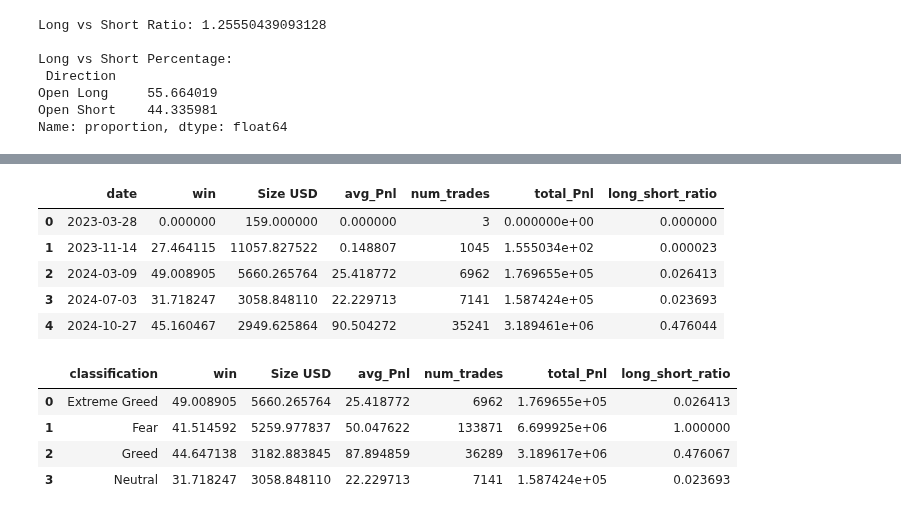
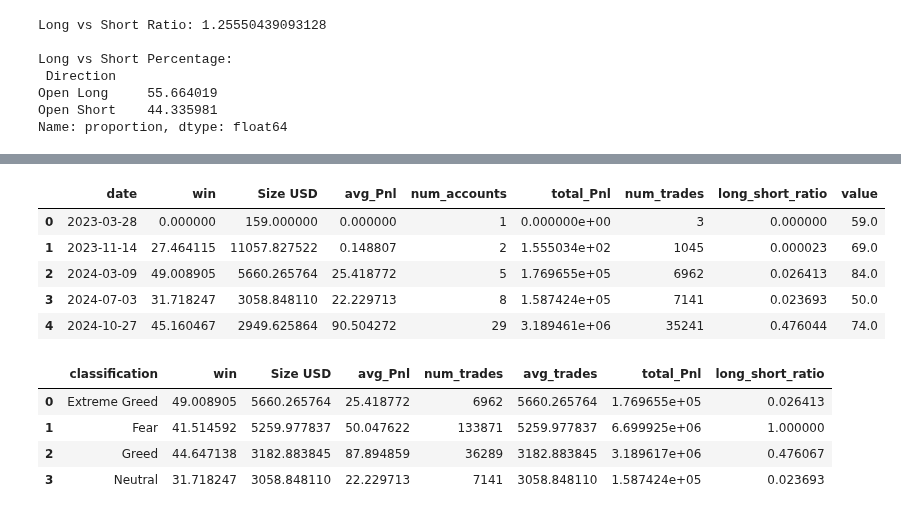
Before and after one commit to aimansana/Trader-Performance-vs-Market-Sentiment, a Jupyter notebook: test.ipynb, the cells around one changed output, grey strips where cells are left out. Cells and saved outputs as stored; diff of their text form; code cells hidden in the pictures.

```diff
--- a/test.ipynb
+++ b/test.ipynb
@@ -153,33 +156,38 @@ account_analysis.head()
 # %%
 # Calculate win rate, avg trade size by date
 daily_analysis = trades.groupby('date')[['win', 'Size USD', 'Closed PnL']].mean().reset_index()
 daily_analysis.rename(columns={'Closed PnL': 'avg_Pnl'}, inplace=True)
 daily_analysis['win'] = daily_analysis['win'] * 100
+#avg no. of accounts trading each day
+daily_analysis['num_accounts'] = trades.groupby('date').nunique()['Account'].reset_index(name='num_accounts')['num_accounts']
+
+daily_analysis['total_Pnl']= trades.groupby('date')['Closed PnL'].sum().reset_index(name='total_Pnl')['total_Pnl']
 daily_analysis['num_trades'] = trades.groupby('date').size().reset_index(name='num_trades')['num_trades']
-daily_analysis['total_Pnl']= trades.groupby('date')['Closed PnL'].sum().reset_index(name='total_Pnl')['total_Pnl']
 daily_analysis['long_short_ratio'] = daily_analysis['total_Pnl'] / daily_analysis['total_Pnl'].abs().max()
+daily_analysis= pd.merge(daily_analysis, sentiment[['value','date']], on='date', how='left')
 
 daily_analysis.head()
 # %% [output]
-|  | date | win | Size USD | avg_Pnl | num_trades | total_Pnl | long_short_ratio |
-| 0 | 2023-03-28 | 0.000000 | 159.000000 | 0.000000 | 3 | 0.000000e+00 | 0.000000 |
-| 1 | 2023-11-14 | 27.464115 | 11057.827522 | 0.148807 | 1045 | 1.555034e+02 | 0.000023 |
-| 2 | 2024-03-09 | 49.008905 | 5660.265764 | 25.418772 | 6962 | 1.769655e+05 | 0.026413 |
-| 3 | 2024-07-03 | 31.718247 | 3058.848110 | 22.229713 | 7141 | 1.587424e+05 | 0.023693 |
-| 4 | 2024-10-27 | 45.160467 | 2949.625864 | 90.504272 | 35241 | 3.189461e+06 | 0.476044 |
+|  | date | win | Size USD | avg_Pnl | num_accounts | total_Pnl | num_trades | long_short_ratio | value |
+| 0 | 2023-03-28 | 0.000000 | 159.000000 | 0.000000 | 1 | 0.000000e+00 | 3 | 0.000000 | 59.0 |
+| 1 | 2023-11-14 | 27.464115 | 11057.827522 | 0.148807 | 2 | 1.555034e+02 | 1045 | 0.000023 | 69.0 |
+| 2 | 2024-03-09 | 49.008905 | 5660.265764 | 25.418772 | 5 | 1.769655e+05 | 6962 | 0.026413 | 84.0 |
+| 3 | 2024-07-03 | 31.718247 | 3058.848110 | 22.229713 | 8 | 1.587424e+05 | 7141 | 0.023693 | 50.0 |
+| 4 | 2024-10-27 | 45.160467 | 2949.625864 | 90.504272 | 29 | 3.189461e+06 | 35241 | 0.476044 | 74.0 |
 # %%
 # Calculate win rate, average trade size by classification
 classification_analysis = merged.groupby('classification')[['win', 'Size USD','Closed PnL']].mean().reset_index()
 classification_analysis.rename(columns={'Closed PnL': 'avg_Pnl'}, inplace=True)
 classification_analysis['win'] = classification_analysis['win'] * 100
 classification_analysis['num_trades'] = merged.groupby('classification').size().reset_index(name='num_trades')['num_trades']
+classification_analysis['avg_trades']= merged.groupby('classification')['Size USD'].mean().reset_index(name='avg_trades')['avg_trades']
 classification_analysis['total_Pnl']= merged.groupby('classification')['Closed PnL'].sum().reset_index(name='total_Pnl')['total_Pnl']
 classification_analysis['long_short_ratio'] = classification_analysis['total_Pnl'] / classification_analysis['total_Pnl'].abs().max()
 
 classification_analysis.head()
 # %% [output]
-|  | classification | win | Size USD | avg_Pnl | num_trades | total_Pnl | long_short_ratio |
-| 0 | Extreme Greed | 49.008905 | 5660.265764 | 25.418772 | 6962 | 1.769655e+05 | 0.026413 |
-| 1 | Fear | 41.514592 | 5259.977837 | 50.047622 | 133871 | 6.699925e+06 | 1.000000 |
-| 2 | Greed | 44.647138 | 3182.883845 | 87.894859 | 36289 | 3.189617e+06 | 0.476067 |
-| 3 | Neutral | 31.718247 | 3058.848110 | 22.229713 | 7141 | 1.587424e+05 | 0.023693 |
+|  | classification | win | Size USD | avg_Pnl | num_trades | avg_trades | total_Pnl | long_short_ratio |
+| 0 | Extreme Greed | 49.008905 | 5660.265764 | 25.418772 | 6962 | 5660.265764 | 1.769655e+05 | 0.026413 |
+| 1 | Fear | 41.514592 | 5259.977837 | 50.047622 | 133871 | 5259.977837 | 6.699925e+06 | 1.000000 |
+| 2 | Greed | 44.647138 | 3182.883845 | 87.894859 | 36289 | 3182.883845 | 3.189617e+06 | 0.476067 |
+| 3 | Neutral | 31.718247 | 3058.848110 | 22.229713 | 7141 | 3058.848110 | 1.587424e+05 | 0.023693 |
```
Also changed, not shown: parts of 9 cells of this notebook.
